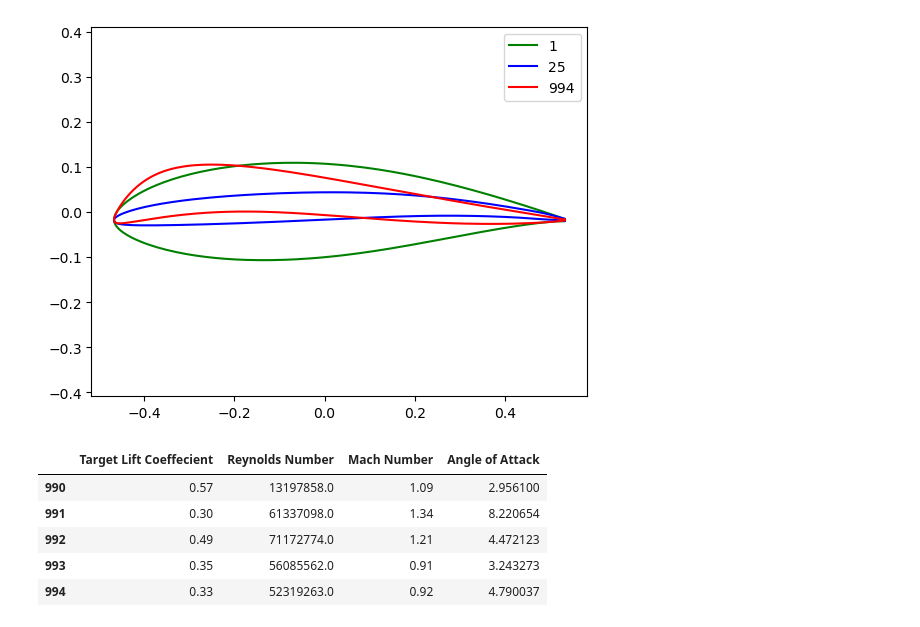
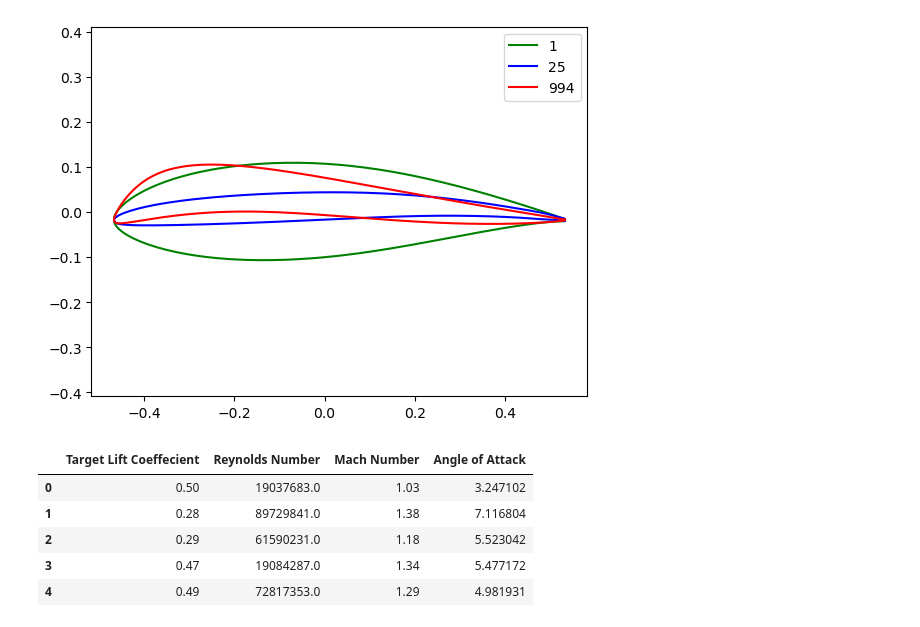
Before and after one commit to Hghn02/Inverse-Design-of-Optimal-Airfoil-Geometry, a Jupyter notebook: data_vis.ipynb, the cells around one changed output. Cells and saved outputs as stored; diff of their text form; code cells hidden in the pictures.

```diff
--- a/data_vis.ipynb
+++ b/data_vis.ipynb
@@ -51,13 +47,14 @@ plt.show()
 [figure]
 # %%
 # Creating dataframe design parameters
+
 df = pd.DataFrame(inp_paras,columns=['Target Lift Coeffecient','Reynolds Number', 'Mach Number'])
 df['Angle of Attack'] = aoas_opt
-df.tail()
+df.head()
 # %% [output]
 |  | Target Lift Coeffecient | Reynolds Number | Mach Number | Angle of Attack |
-| 990 | 0.57 | 13197858.0 | 1.09 | 2.956100 |
-| 991 | 0.30 | 61337098.0 | 1.34 | 8.220654 |
-| 992 | 0.49 | 71172774.0 | 1.21 | 4.472123 |
-| 993 | 0.35 | 56085562.0 | 0.91 | 3.243273 |
-| 994 | 0.33 | 52319263.0 | 0.92 | 4.790037 |
+| 0 | 0.50 | 19037683.0 | 1.03 | 3.247102 |
+| 1 | 0.28 | 89729841.0 | 1.38 | 7.116804 |
+| 2 | 0.29 | 61590231.0 | 1.18 | 5.523042 |
+| 3 | 0.47 | 19084287.0 | 1.34 | 5.477172 |
+| 4 | 0.49 | 72817353.0 | 1.29 | 4.981931 |
```
Also changed, not shown: parts of 5 cells of this notebook.
